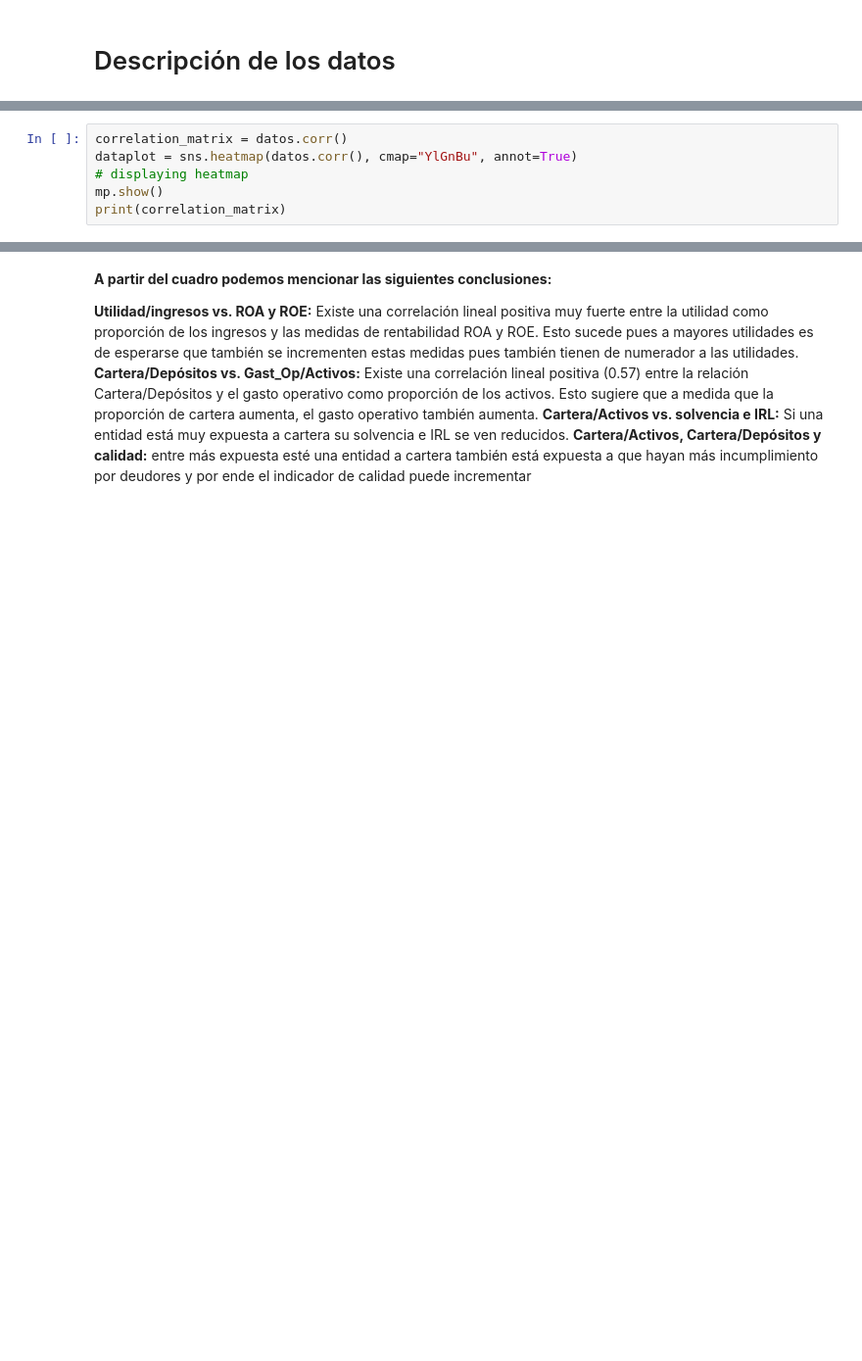
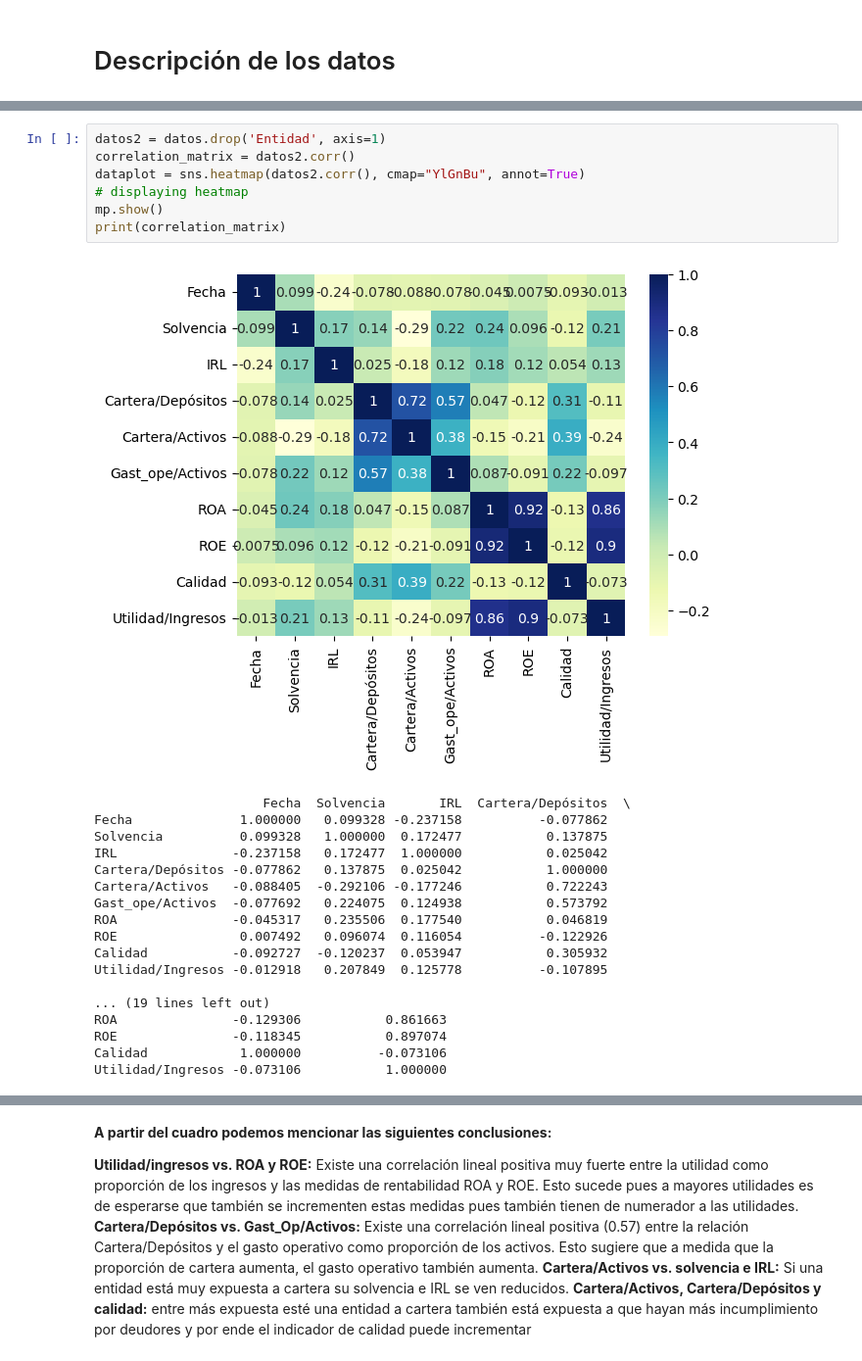
Before and after one commit to rmlopezgit/prec, a Jupyter notebook: Code/prec.ipynb, the cells around one changed output, grey strips where cells are left out. Shown at 98% size. Drawn from its saved outputs; the diff is of its cells as text; blank space fills up the shorter version.

```diff
--- a/Code/prec.ipynb
+++ b/Code/prec.ipynb
@@ -34,9 +68,29 @@ plt.show()
 # %%
-correlation_matrix = datos.corr()
-dataplot = sns.heatmap(datos.corr(), cmap="YlGnBu", annot=True)
+datos2 = datos.drop('Entidad', axis=1)
+correlation_matrix = datos2.corr()
+dataplot = sns.heatmap(datos2.corr(), cmap="YlGnBu", annot=True)
 # displaying heatmap
 mp.show()
 print(correlation_matrix)
+# %% [output]
+[figure, added]
+                      Fecha  Solvencia       IRL  Cartera/Depósitos  \
+Fecha              1.000000   0.099328 -0.237158          -0.077862
+Solvencia          0.099328   1.000000  0.172477           0.137875
+IRL               -0.237158   0.172477  1.000000           0.025042
+Cartera/Depósitos -0.077862   0.137875  0.025042           1.000000
+Cartera/Activos   -0.088405  -0.292106 -0.177246           0.722243
+Gast_ope/Activos  -0.077692   0.224075  0.124938           0.573792
+ROA               -0.045317   0.235506  0.177540           0.046819
+ROE                0.007492   0.096074  0.116054          -0.122926
+Calidad           -0.092727  -0.120237  0.053947           0.305932
+Utilidad/Ingresos -0.012918   0.207849  0.125778          -0.107895
+
+... (19 lines left out)
+ROA               -0.129306           0.861663
+ROE               -0.118345           0.897074
+Calidad            1.000000          -0.073106
+Utilidad/Ingresos -0.073106           1.000000
 # %%
 for i in AtributosNumericos:
   sns.catplot(data=datos, y=i, kind="box",margin_titles=True)
```
Also changed, not shown: parts of 13 cells of this notebook, 1 other file.
